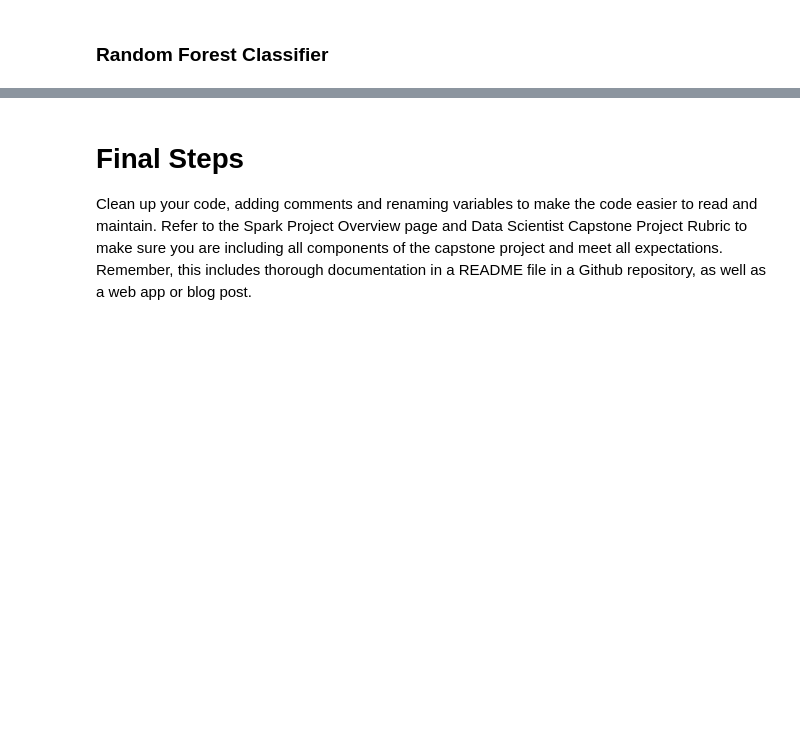
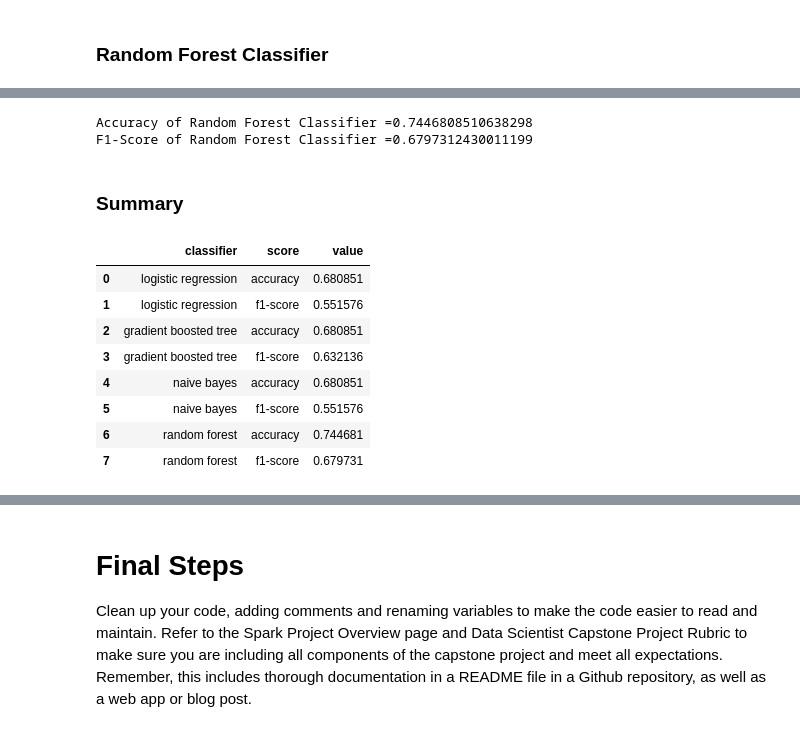
Before and after one commit to audidatacamp370/p4_capstone_spakify, a Jupyter notebook: Sparkify.ipynb, the cells around one changed output, grey strips where cells are left out. Drawn from its saved outputs; the diff is of its cells as text; code cells hidden in the pictures; blank space fills up the shorter version.

Commit message:
ml modeling code finished

```diff
--- a/Sparkify.ipynb
+++ b/Sparkify.ipynb
@@ -717,0 +780,2 @@ print(f'{end-start}')
+# %%
+rf_results=rf_cvModel.transform(test)
@@ -717,0 +791,22 @@ print(f'{end-start}')
+# %%
+print(f'Accuracy of Random Forest Classifier ={rf_acc}')
+print(f'F1-Score of Random Forest Classifier ={rf_f1}')
+# %% [output]
+Accuracy of Random Forest Classifier =0.7446808510638298
+F1-Score of Random Forest Classifier =0.6797312430011199
+# %% [markdown]
+### Summary
+# %%
+summary=eval_summary.unstack().reset_index()
+summary.columns=['classifier','score', 'value']
+summary
+# %% [output]
+|  | classifier | score | value |
+| 0 | logistic regression | accuracy | 0.680851 |
+| 1 | logistic regression | f1-score | 0.551576 |
+| 2 | gradient boosted tree | accuracy | 0.680851 |
+| 3 | gradient boosted tree | f1-score | 0.632136 |
+| 4 | naive bayes | accuracy | 0.680851 |
+| 5 | naive bayes | f1-score | 0.551576 |
+| 6 | random forest | accuracy | 0.744681 |
+| 7 | random forest | f1-score | 0.679731 |
```
Also changed, not shown: parts of 35 cells of this notebook.
